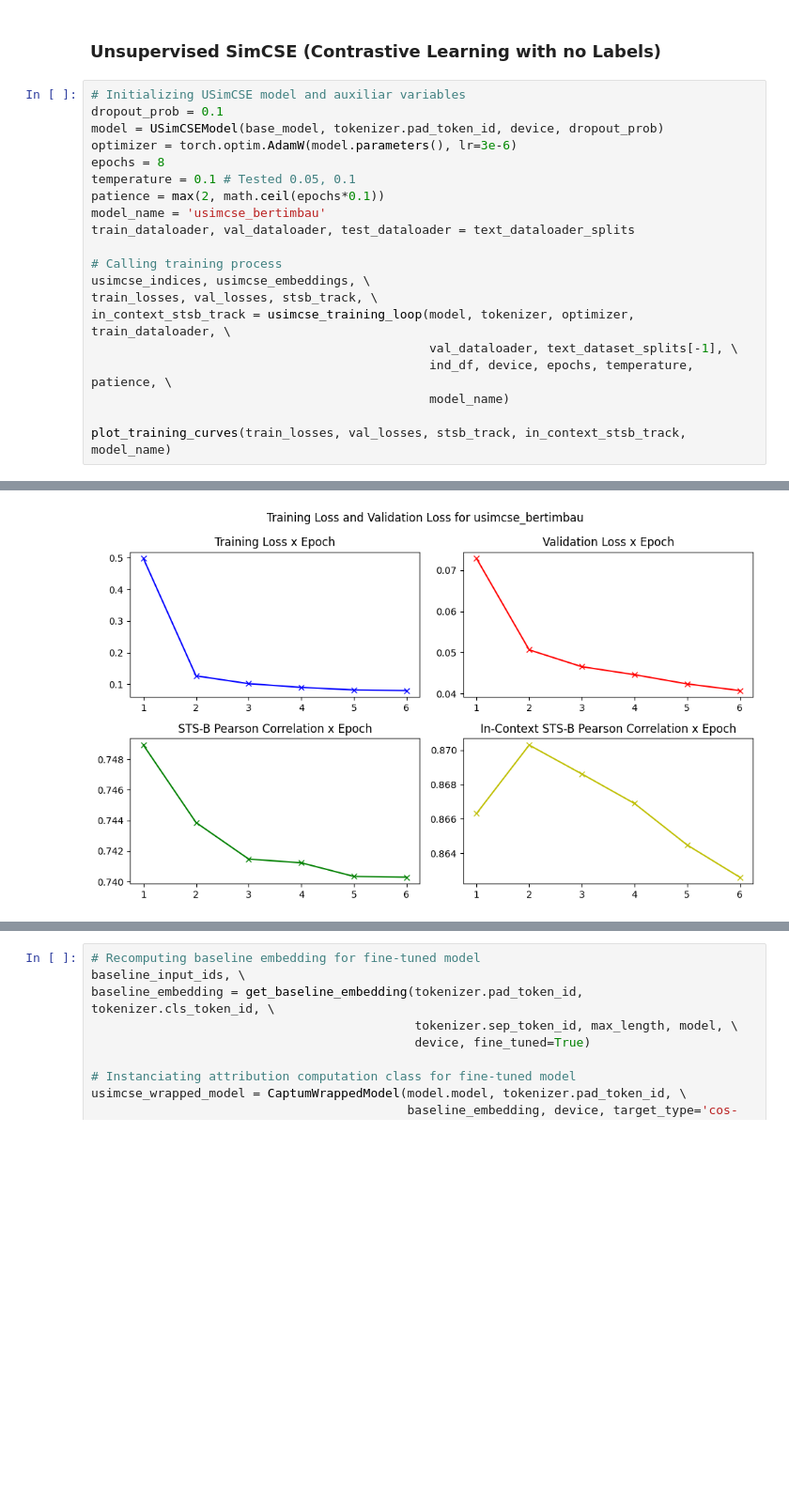
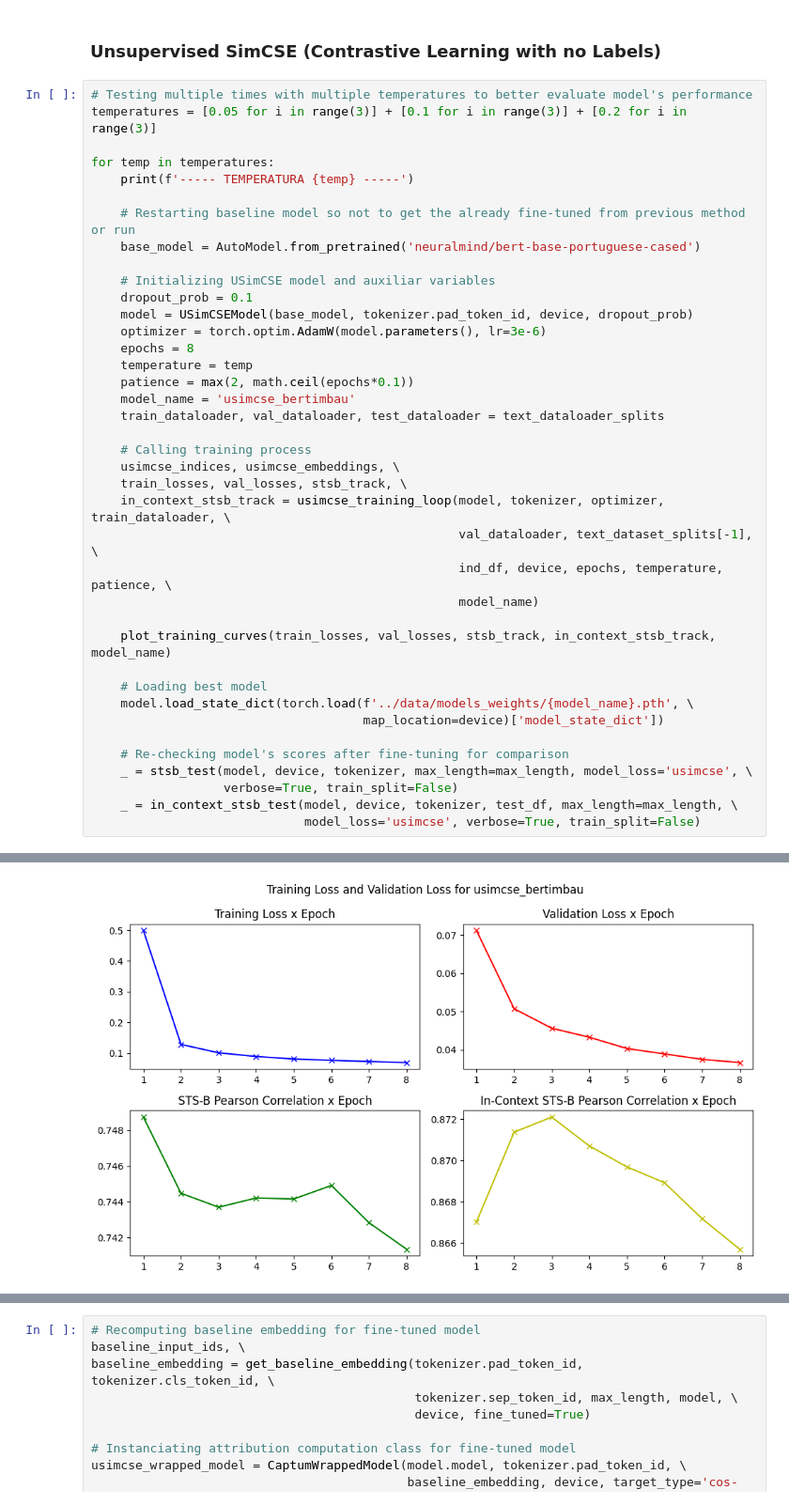
Before and after one commit to Luizerko/indigenous_clusters_and_communities, a Jupyter notebook: tainacan_collection/language_based/language_clustering.ipynb, the cells around one changed output, grey strips where cells are left out. Shown at 94% size. Saved outputs shown, nothing was run; the diff lists cells and outputs as text; blank space fills up the shorter version.

```diff
--- a/tainacan_collection/language_based/language_clustering.ipynb
+++ b/tainacan_collection/language_based/language_clustering.ipynb
@@ -516,23 +516,42 @@ vanilla_bertimbau_umap, vanilla_bertimbau_attributions, vanilla_bertimbau_indice
 # %% [markdown]
 ### Unsupervised SimCSE (Contrastive Learning with no Labels)
 # %%
-# Initializing USimCSE model and auxiliar variables
-dropout_prob = 0.1
-model = USimCSEModel(base_model, tokenizer.pad_token_id, device, dropout_prob)
-optimizer = torch.optim.AdamW(model.parameters(), lr=3e-6)
-epochs = 8
-temperature = 0.1 # Tested 0.05, 0.1
-patience = max(2, math.ceil(epochs*0.1))
-model_name = 'usimcse_bertimbau'
-train_dataloader, val_dataloader, test_dataloader = text_dataloader_splits
+# Testing multiple times with multiple temperatures to better evaluate model's performance
+temperatures = [0.05 for i in range(3)] + [0.1 for i in range(3)] + [0.2 for i in range(3)]
 
-# Calling training process
-usimcse_indices, usimcse_embeddings, \
-train_losses, val_losses, stsb_track, \
-in_context_stsb_track = usimcse_training_loop(model, tokenizer, optimizer, train_dataloader, \
-                                              val_dataloader, text_dataset_splits[-1], \
-                                              ind_df, device, epochs, temperature, patience, \
-                                              model_name)
+for temp in temperatures:
+    print(f'----- TEMPERATURA {temp} -----')
 
-plot_training_curves(train_losses, val_losses, stsb_track, in_context_stsb_track, model_name)
+    # Restarting baseline model so not to get the already fine-tuned from previous method or run
+    base_model = AutoModel.from_pretrained('neuralmind/bert-base-portuguese-cased')
+
+    # Initializing USimCSE model and auxiliar variables
+    dropout_prob = 0.1
+    model = USimCSEModel(base_model, tokenizer.pad_token_id, device, dropout_prob)
+    optimizer = torch.optim.AdamW(model.parameters(), lr=3e-6)
+    epochs = 8
+    temperature = temp
+    patience = max(2, math.ceil(epochs*0.1))
+    model_name = 'usimcse_bertimbau'
+    train_dataloader, val_dataloader, test_dataloader = text_dataloader_splits
+
+    # Calling training process
+    usimcse_indices, usimcse_embeddings, \
+    train_losses, val_losses, stsb_track, \
+    in_context_stsb_track = usimcse_training_loop(model, tokenizer, optimizer, train_dataloader, \
+                                                  val_dataloader, text_dataset_splits[-1], \
+                                                  ind_df, device, epochs, temperature, patience, \
+                                                  model_name)
+
+    plot_training_curves(train_losses, val_losses, stsb_track, in_context_stsb_track, model_name)
+
+    # Loading best model
+    model.load_state_dict(torch.load(f'../data/models_weights/{model_name}.pth', \
+                                     map_location=device)['model_state_dict'])
+
+    # Re-checking model's scores after fine-tuning for comparison
+    _ = stsb_test(model, device, tokenizer, max_length=max_length, model_loss='usimcse', \
+                  verbose=True, train_split=False)
+    _ = in_context_stsb_test(model, device, tokenizer, test_df, max_length=max_length, \
+                             model_loss='usimcse', verbose=True, train_split=False)
 # %% [output]
@@ -547 +569 @@ Epoch 6/6 | Train Loss: 0.0802 | Val Loss: 0.0408 | STS-B: 0.7403 | In-Context S
-[figure, old version]
+[figure, new version]
```
Also changed, not shown: parts of 21 cells of this notebook, 1 other file.
